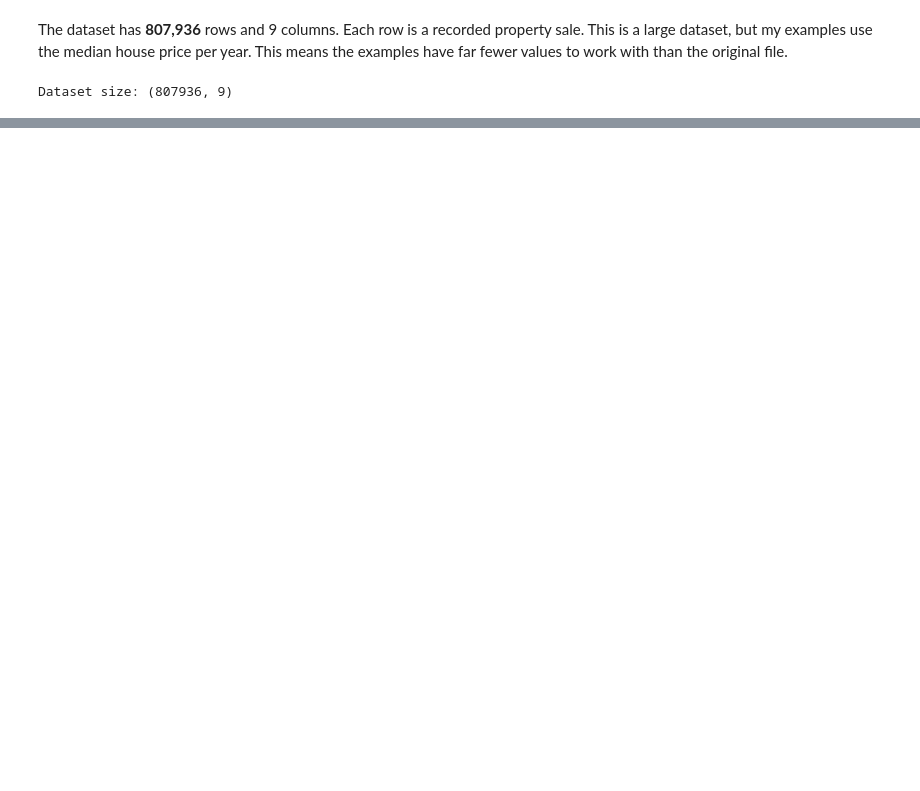
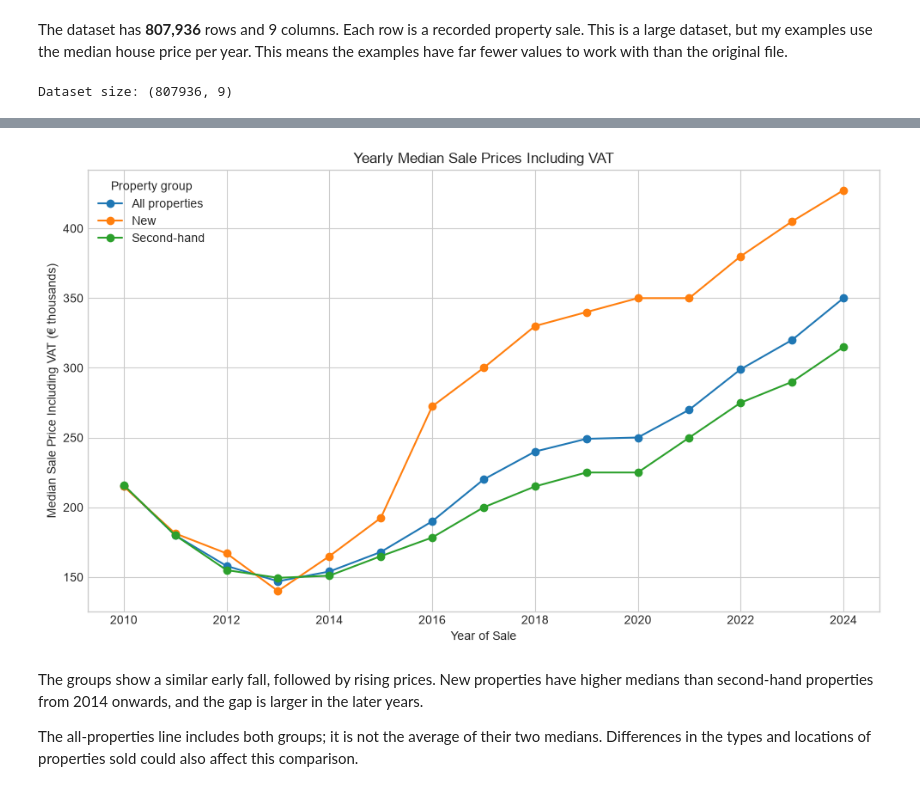
Before and after one commit to amelia720/Data-Science-Portfolio-Amelia-Hamulewicz, a Jupyter notebook: Recorded-Housing-Prices/01-housing-prices-linear-regression.ipynb, the cells around one changed output, grey strips where cells are left out. Saved outputs shown, nothing was run; the diff lists cells and outputs as text; code cells hidden in the pictures; blank space fills up the shorter version.

```diff
--- a/Recorded-Housing-Prices/01-housing-prices-linear-regression.ipynb
+++ b/Recorded-Housing-Prices/01-housing-prices-linear-regression.ipynb
@@ -337,0 +478,22 @@ display(comparison.round(2))
+# %%
+# Put the three yearly median series together for this graph
+group_prices = pd.DataFrame({
+    'All properties': yearly_median_prices,
+    'New': new_median_prices,
+    'Second-hand': second_hand_median_prices
+})
+
+# Compare the yearly medians, without regression lines
+(group_prices / 1000).plot(marker='o', figsize=(10, 6))
+plt.xlabel('Year of Sale')
+plt.ylabel('Median Sale Price Including VAT (€ thousands)')
+plt.title('Yearly Median Sale Prices Including VAT')
+plt.legend(title='Property group')
+plt.tight_layout()
+plt.show()
+# %% [output]
+[figure, added]
+# %% [markdown]
+The groups show a similar early fall, followed by rising prices. New properties have higher medians than second-hand properties from 2014 onwards, and the gap is larger in the later years.
+
+The all-properties line includes both groups; it is not the average of their two medians. Differences in the types and locations of properties sold could also affect this comparison.
```
Also changed, not shown: parts of 53 cells of this notebook, 4 other files.
